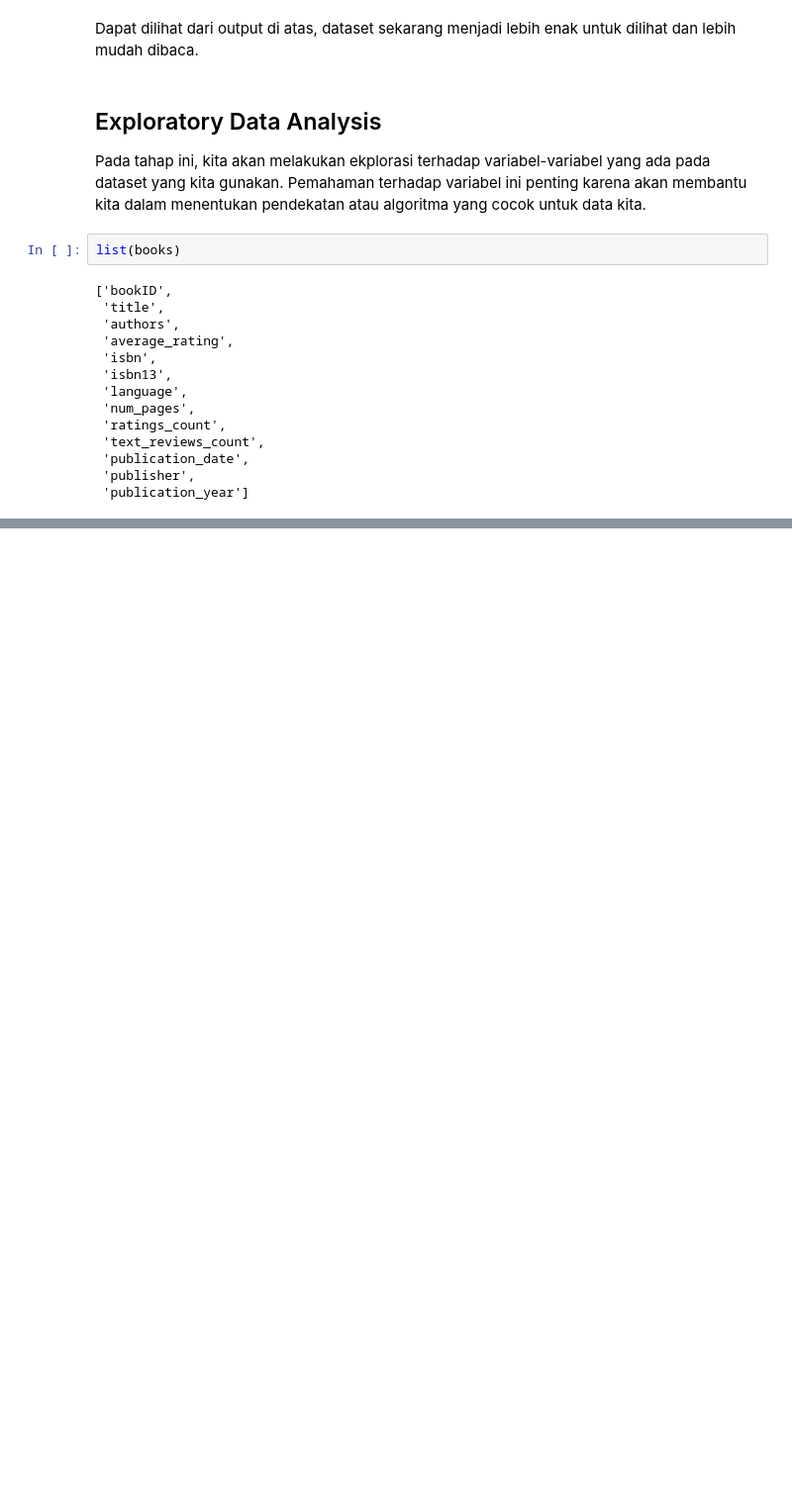
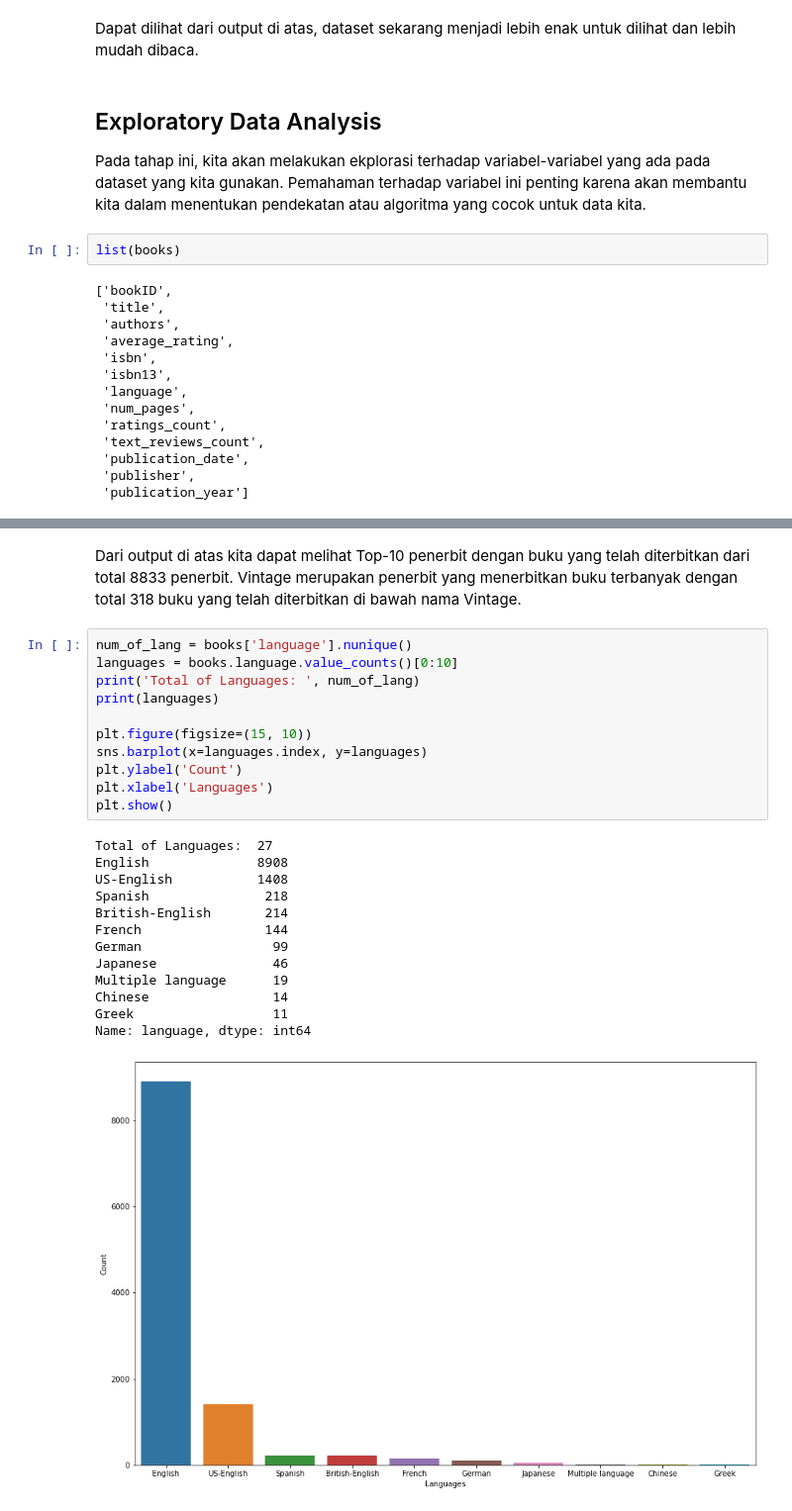
Before and after one commit to habibsatya/dicoding-training, a Jupyter notebook: code/books-recommendation.ipynb, the cells around one changed output, grey strips where cells are left out. Shown at 99% size. Saved outputs shown, nothing was run; the diff lists cells and outputs as text; blank space fills up the shorter version.

```diff
--- a/code/books-recommendation.ipynb
+++ b/code/books-recommendation.ipynb
@@ -285,0 +341,27 @@ list(books)
+# %% [markdown]
+Dari output di atas kita dapat melihat Top-10 penerbit dengan buku yang telah diterbitkan dari total 8833 penerbit. Vintage merupakan penerbit yang menerbitkan buku terbanyak dengan total 318 buku yang telah diterbitkan di bawah nama Vintage.
+# %%
+num_of_lang = books['language'].nunique()
+languages = books.language.value_counts()[0:10]
+print('Total of Languages: ', num_of_lang)
+print(languages)
+
+plt.figure(figsize=(15, 10))
+sns.barplot(x=languages.index, y=languages)
+plt.ylabel('Count')
+plt.xlabel('Languages')
+plt.show()
+# %% [output]
+Total of Languages:  27
+English              8908
+US-English           1408
+Spanish               218
+British-English       214
+French                144
+German                 99
+Japanese               46
+Multiple language      19
+Chinese                14
+Greek                  11
+Name: language, dtype: int64
+[figure, added]
```
Also changed, not shown: parts of 14 cells of this notebook.
